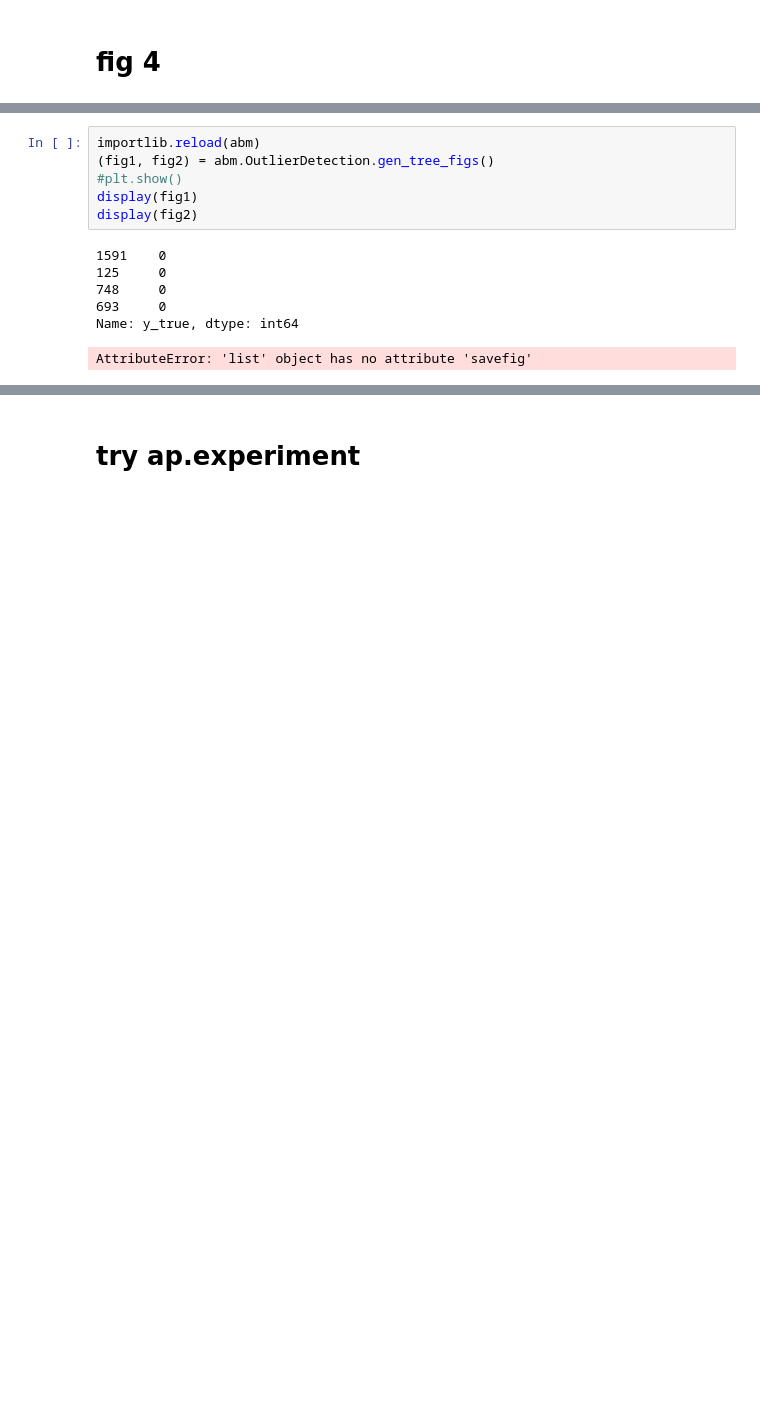
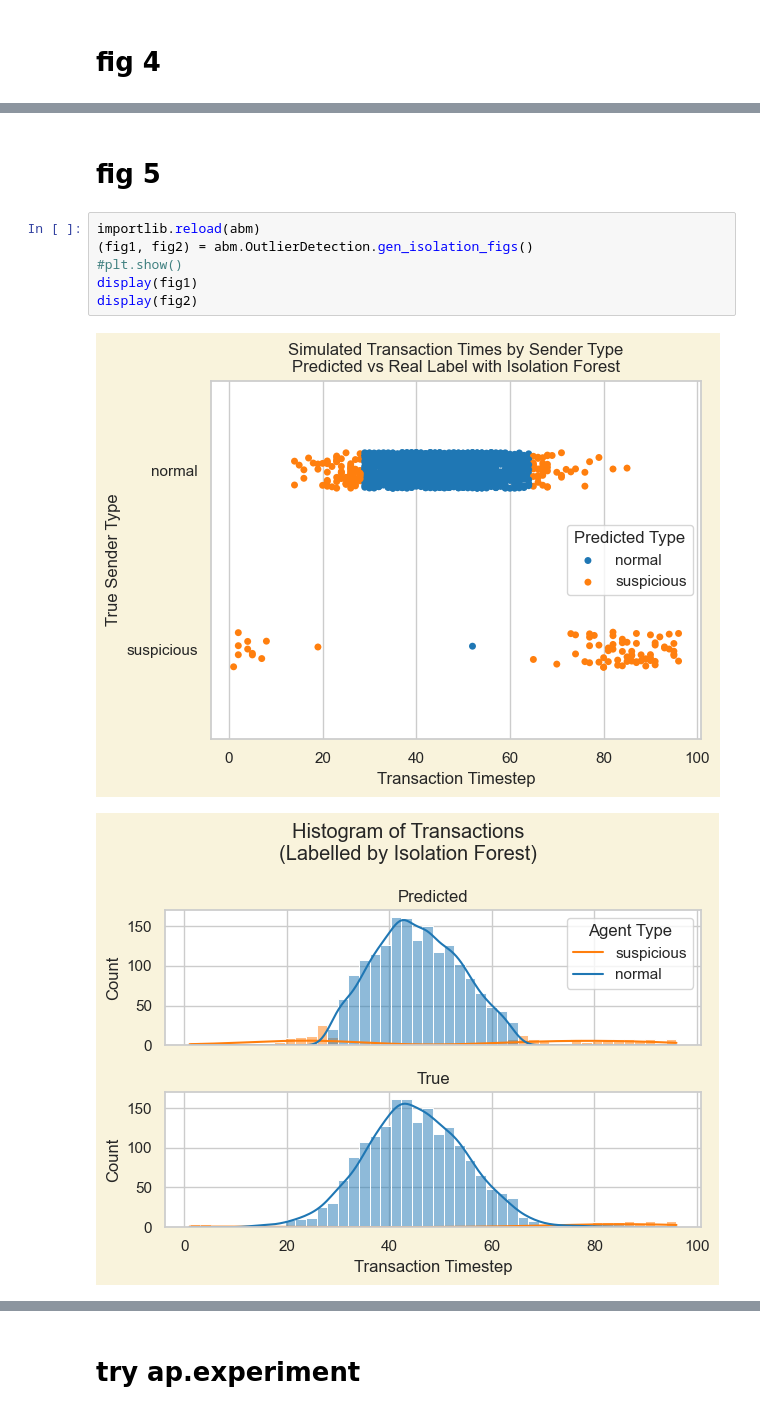
Before and after one commit to nouyang/fake-banking-data, a Jupyter notebook: 0-orchestrate_experiments.ipynb, the cells around one changed output, grey strips where cells are left out. Saved outputs shown, nothing was run; the diff lists cells and outputs as text; blank space fills up the shorter version.

```diff
--- a/0-orchestrate_experiments.ipynb
+++ b/0-orchestrate_experiments.ipynb
@@ -136,13 +107,11 @@ display(fig2)
+# %% [markdown]
+# fig 5
 # %%
 importlib.reload(abm)
-(fig1, fig2) = abm.OutlierDetection.gen_tree_figs()
+(fig1, fig2) = abm.OutlierDetection.gen_isolation_figs()
 #plt.show()
 display(fig1)
 display(fig2)
 # %% [output]
-1591    0
-125     0
-748     0
-693     0
-Name: y_true, dtype: int64
-AttributeError: 'list' object has no attribute 'savefig'
+[figure, added]
+[figure, added]
```
Also changed, not shown: parts of 10 cells of this notebook, 4 other files.
